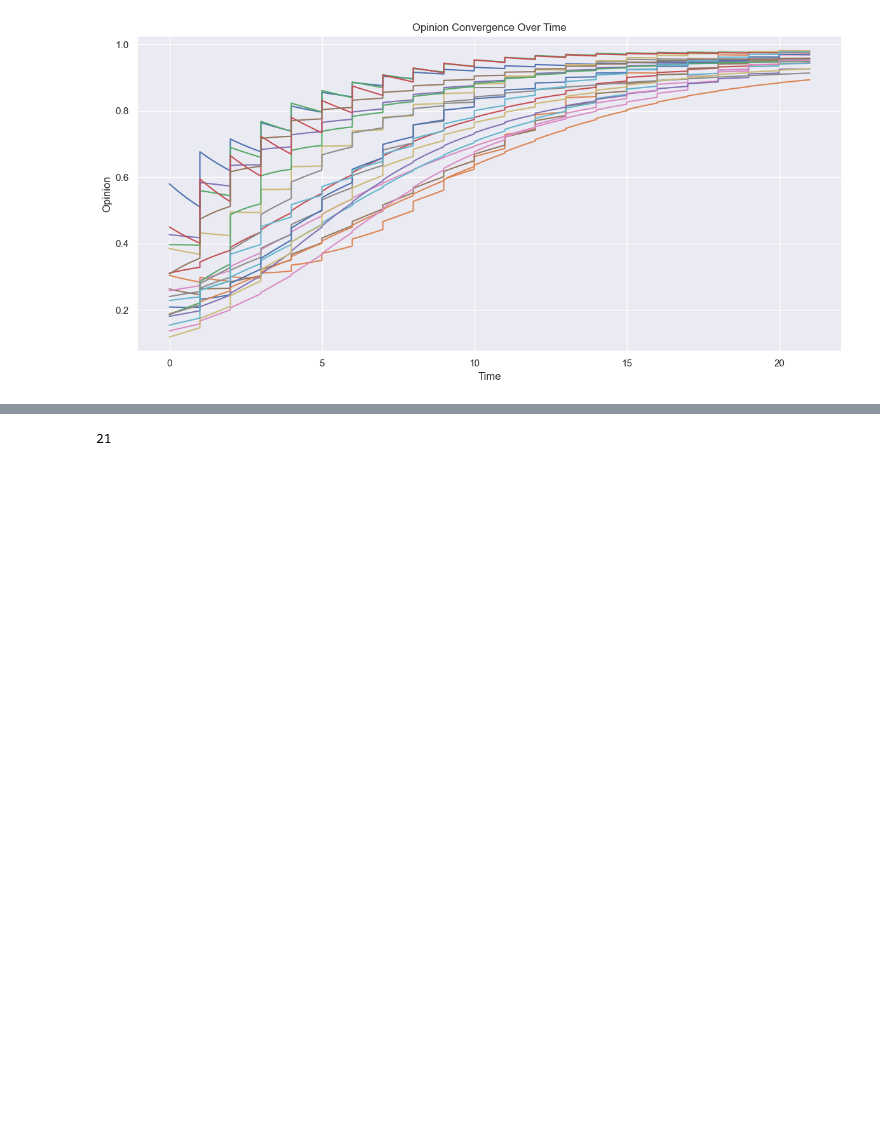
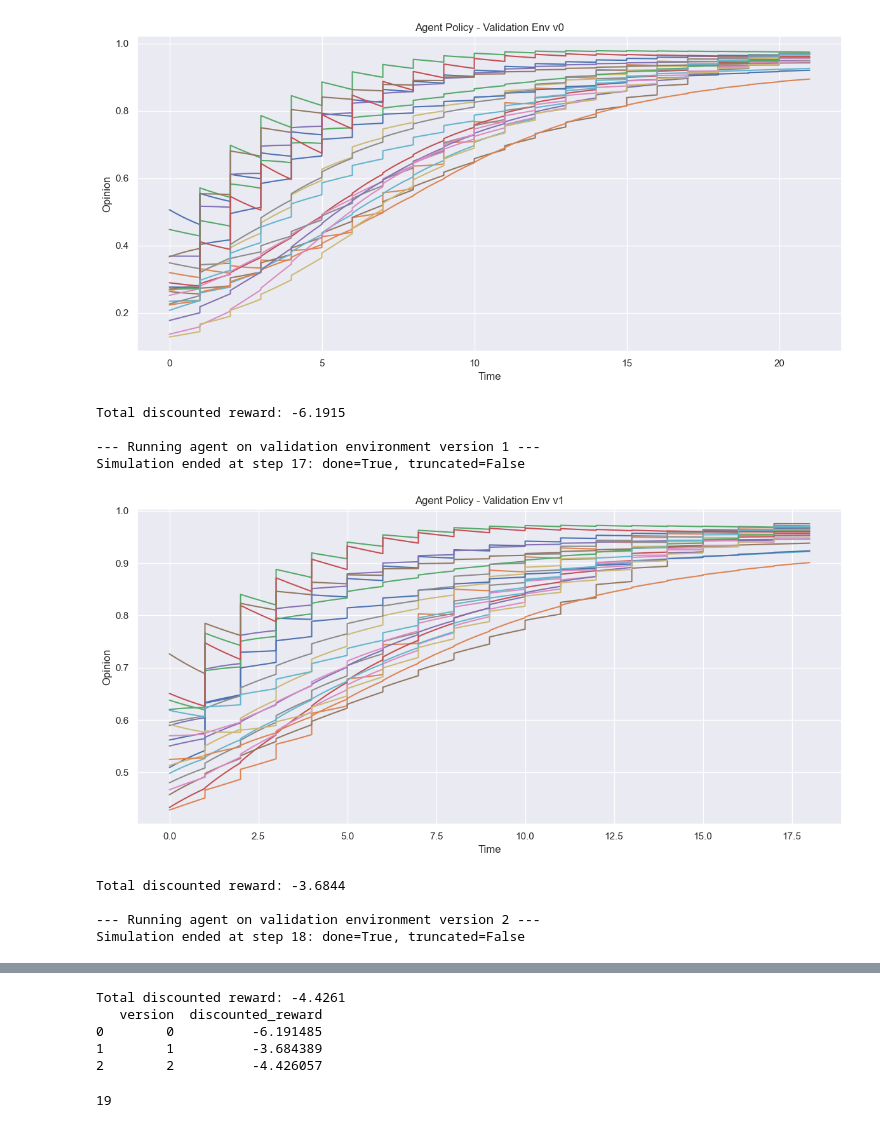
Before and after one commit to mariusdgm/phd-rl-algos, a Jupyter notebook: dqn/opinion_dynamics/experiments/agent_eval.ipynb, the cells around one changed output, grey strips where cells are left out. Cells and saved outputs as stored; diff of their text form; code cells hidden in the pictures; blank space fills up the shorter version.

Commit message:
experiment with 3 beta levels

```diff
--- a/dqn/opinion_dynamics/experiments/agent_eval.ipynb
+++ b/dqn/opinion_dynamics/experiments/agent_eval.ipynb
@@ -78,21 +85,38 @@ def instantiate_agent(exp_subdir_path: str) -> AgentDQN:
 
 # exp_subdir = r"d:\Work\repos\RL\phd-rl-algos\dqn\opinion_dynamics\experiments\results\2025Jul09-171538_configs\0000_agent_params.args_.target_model_update_freq_5000__agent_params.args_.training_freq_4\2"
 
-exp_subdir = r"d:\Work\repos\RL\phd-rl-algos\dqn\opinion_dynamics\experiments\results\2025Jul12-011043_configs\0001_agent_params.args_.target_model_update_freq_5000\3"
+exp_subdir = r"d:\Work\repos\RL\phd-rl-algos\dqn\opinion_dynamics\experiments\results\2025Jul15-014518_configs\0000_agent_params.args_.target_model_update_freq_2500\2"
 
 
 agent = instantiate_agent(exp_subdir)
 
-max_steps = 30
-states, times, rewards, actions, all_intermediate_states = run_policy_agent(agent, max_steps=max_steps)
+results = []
 
+for version in range(len(agent.env_factory.validation_versions)):
+    print(f"\n--- Running agent on validation environment version {version} ---")
 
-# If you also want to plot the fine-grained (t_s) trajectory:
-flat_states, flat_times = flatten_intermediate_states_np(all_intermediate_states,
-                                                         agent.train_env.t_campaign,
-                                                         agent.train_env.t_s)
-plot_opinions_over_time(flat_states, flat_times)
+    # Force environment to version
+    agent.validation_env = agent.env_factory.get_validation_env(version=version)
 
-# # Plot the t_campaign-level trajectory (coarse)
-# plot_opinions_over_time(states, times)
+    # Run policy with agent
+    states, times, rewards, actions, all_intermediate_states = run_policy_agent(agent)
+
+    # Flatten for plotting
+    flat_states, flat_times = flatten_intermediate_states_np(
+        all_intermediate_states,
+        agent.validation_env.t_campaign,
+        agent.validation_env.t_s
+    )
+
+    # Plot high-resolution trajectory
+    plot_opinions_over_time(flat_states, flat_times, title=f"Agent Policy - Validation Env v{version}")
+
+    # Discounted reward
+    total_value = sum((agent.gamma ** i) * r for i, r in enumerate(rewards))
+    print(f"Total discounted reward: {total_value:.4f}")
+    results.append({"version": version, "discounted_reward": total_value})
+
+# Summary
+df_results = pd.DataFrame(results)
+print(df_results)
 # %% [output]
@@ -102,2 +128,11 @@ plot_opinions_over_time(flat_states, flat_times)
 Simulation ended at step 20: done=True, truncated=False
-[figure, old version]
+[figure, new version]
+Total discounted reward: -6.1915
+
+--- Running agent on validation environment version 1 ---
+Simulation ended at step 17: done=True, truncated=False
+[figure, added]
+Total discounted reward: -3.6844
+
+--- Running agent on validation environment version 2 ---
+Simulation ended at step 18: done=True, truncated=False
@@ -104,5 +140,10 @@ Simulation ended at step 20: done=True, truncated=False
+Total discounted reward: -4.4261
+   version  discounted_reward
+0        0          -6.191485
+1        1          -3.684389
+2        2          -4.426057
 # %%
 len(actions)
 # %% [output]
-21
+19
 # %%
```
Also changed, not shown: parts of 9 cells of this notebook, 8 other files.
